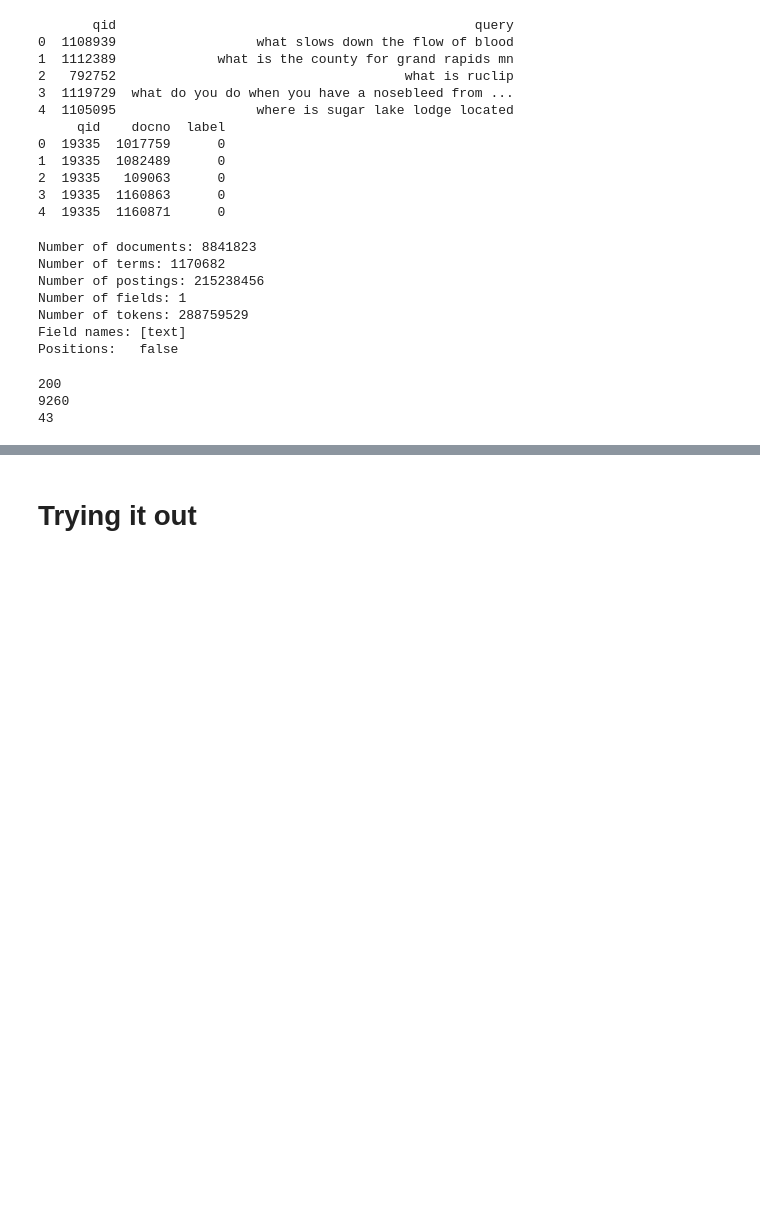
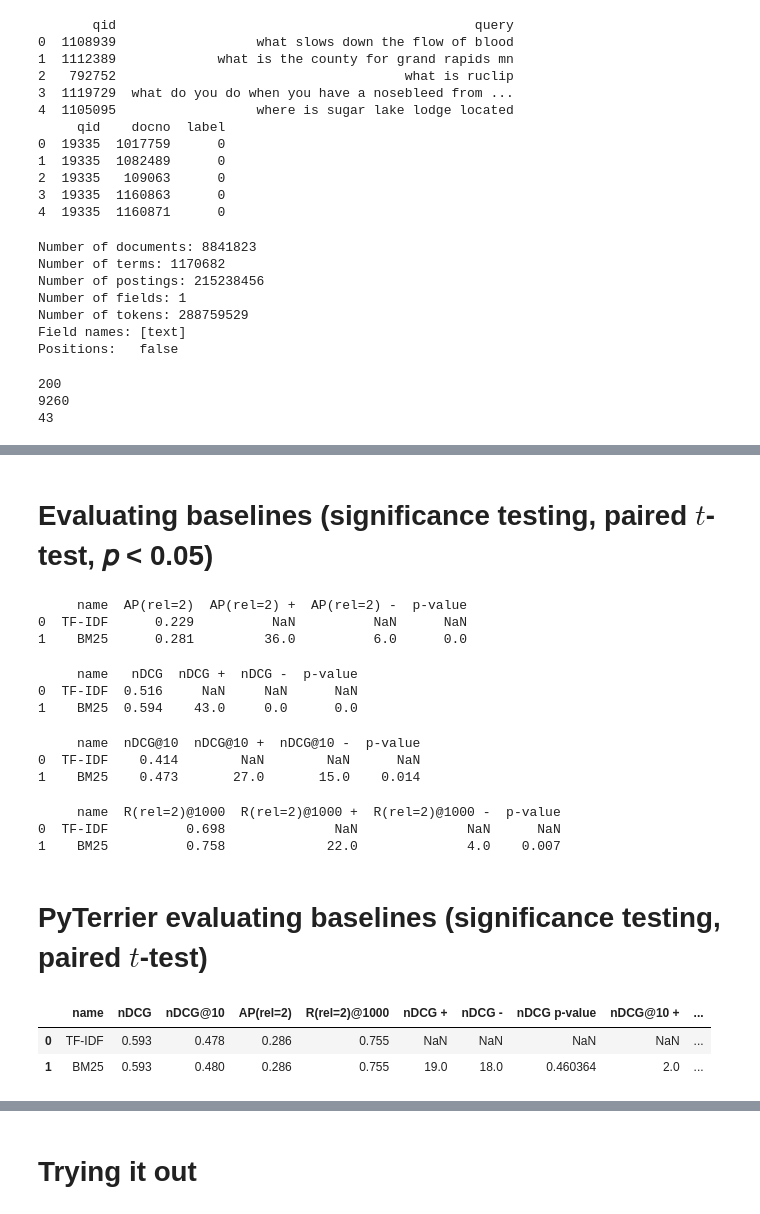
Before and after one commit to giuliocapecchi/IR_project, a Jupyter notebook: IR_project.ipynb, the cells around one changed output, grey strips where cells are left out. Drawn from its saved outputs; the diff is of its cells as text; code cells hidden in the pictures; blank space fills up the shorter version.

Commit message:
paired t-test, significance testing

```diff
--- a/IR_project.ipynb
+++ b/IR_project.ipynb
@@ -1179,0 +859,28 @@ pt.Experiment(
+# %%
+# List of scoring functions (IR systems)
+scoring_functions = ['TF-IDF', 'BM25']
+
+# Number of decimal places to round the results
+decimals = 3
+
+# List of evaluation measures (metrics)
+metrics = [AP(rel=2), nDCG, nDCG@10, Recall(rel=2)@1000, Judged@10]
+
+pyterrier_measures = {func: {} for func in scoring_functions}
+
+
+# Iterate over scoring functions and metrics to gather the results
+for func in scoring_functions:
+
+    # For PyTerrier results (e.g., TF-IDF, BM25)
+    experiment_results = pt.Experiment(
+        [TF_IDF, BM25],
+        queries_pt,
+        qrels_pt,
+        eval_metrics=[metric for metric in metrics],
+        names=scoring_functions
+    )
+
+    # Extract results for each metric in the experiment and store in pyterrier_measures
+    for metric in metrics:
+        pyterrier_measures[func][metric] = experiment_results.loc[experiment_results['name'] == func, str(metric)].values[0]
@@ -1179,0 +991,2 @@ pt.Experiment(
+# %% [markdown]
+# Evaluating baselines (significance testing, paired $t$-test, 𝑝 < 0.05)
@@ -1179,0 +1055,44 @@ pt.Experiment(
+# %%
+evaluate_baseline(AP(rel=2))
+# %% [output]
+     name  AP(rel=2)  AP(rel=2) +  AP(rel=2) -  p-value
+0  TF-IDF      0.229          NaN          NaN      NaN
+1    BM25      0.281         36.0          6.0      0.0
+# %%
+evaluate_baseline(nDCG)
+# %% [output]
+     name   nDCG  nDCG +  nDCG -  p-value
+0  TF-IDF  0.516     NaN     NaN      NaN
+1    BM25  0.594    43.0     0.0      0.0
+# %%
+evaluate_baseline(nDCG@10)
+# %% [output]
+     name  nDCG@10  nDCG@10 +  nDCG@10 -  p-value
+0  TF-IDF    0.414        NaN        NaN      NaN
+1    BM25    0.473       27.0       15.0    0.014
+# %%
+evaluate_baseline(Recall(rel=2)@1000)
+# %% [output]
+     name  R(rel=2)@1000  R(rel=2)@1000 +  R(rel=2)@1000 -  p-value
+0  TF-IDF          0.698              NaN              NaN      NaN
+1    BM25          0.758             22.0              4.0    0.007
+# %% [markdown]
+# PyTerrier evaluating baselines (significance testing, paired $t$-test)
+# %%
+# comparation among TF-IDF and BM25 using PyTerrier (maybe not useful for our project)
+
+pt.Experiment(
+    [TF_IDF, BM25],
+    queries_pt,
+    qrels_pt,
+    eval_metrics=[metric for metric in metrics],
+    names=scoring_functions,
+    round=3,
+    baseline=0,
+    save_dir='./'
+    #save_mode="overwrite"
+)
+# %% [output]
+|  | name | nDCG | nDCG@10 | AP(rel=2) | R(rel=2)@1000 | nDCG + | nDCG - | nDCG p-value | nDCG@10 + | ... |
+| 0 | TF-IDF | 0.593 | 0.478 | 0.286 | 0.755 | NaN | NaN | NaN | NaN | ... |
+| 1 | BM25 | 0.593 | 0.480 | 0.286 | 0.755 | 19.0 | 18.0 | 0.460364 | 2.0 | ... |
```
Also changed, not shown: parts of 49 cells of this notebook.
